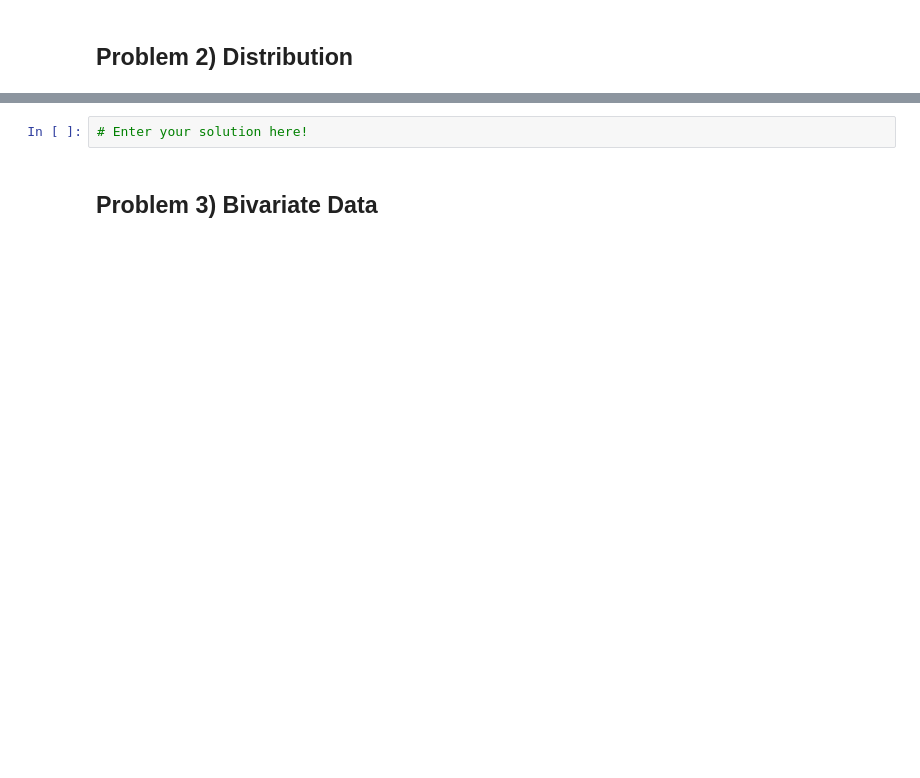
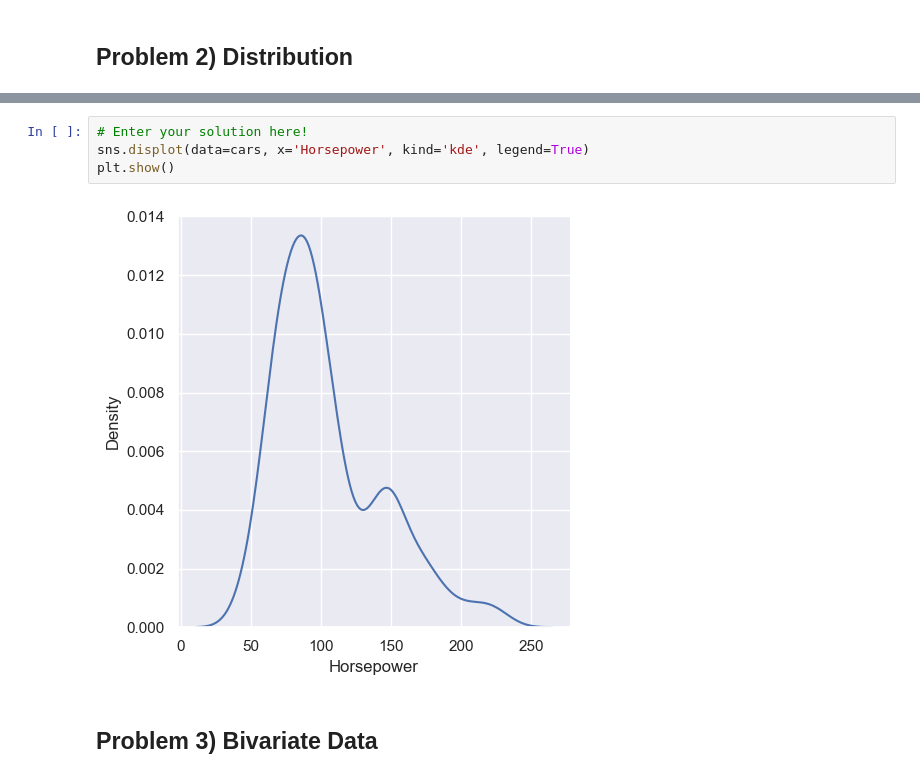
Before and after one commit to r1tvikbansal/IDP-Warmups, a Jupyter notebook: FINAL_EXAM_PREP/ML-Extra Practice/Data-Viz-Quantitative.ipynb, the cells around one changed output, grey strips where cells are left out. Saved outputs shown, nothing was run; the diff lists cells and outputs as text; blank space fills up the shorter version.

```diff
--- a/FINAL_EXAM_PREP/ML-Extra Practice/Data-Viz-Quantitative.ipynb
+++ b/FINAL_EXAM_PREP/ML-Extra Practice/Data-Viz-Quantitative.ipynb
@@ -39,6 +52,10 @@ Plot a distribution of the horsepower of the `cars` dataset. the x-axis should b
 ![plot](ml_dataviz_img/hp_dist.png)
 # %%
 # Enter your solution here!
+sns.displot(data=cars, x='Horsepower', kind='kde', legend=True)
+plt.show()
+# %% [output]
+[figure, added]
 # %% [markdown]
 ## Problem 3) Bivariate Data
 # %% [markdown]
```
Also changed, not shown: parts of 9 cells of this notebook.
